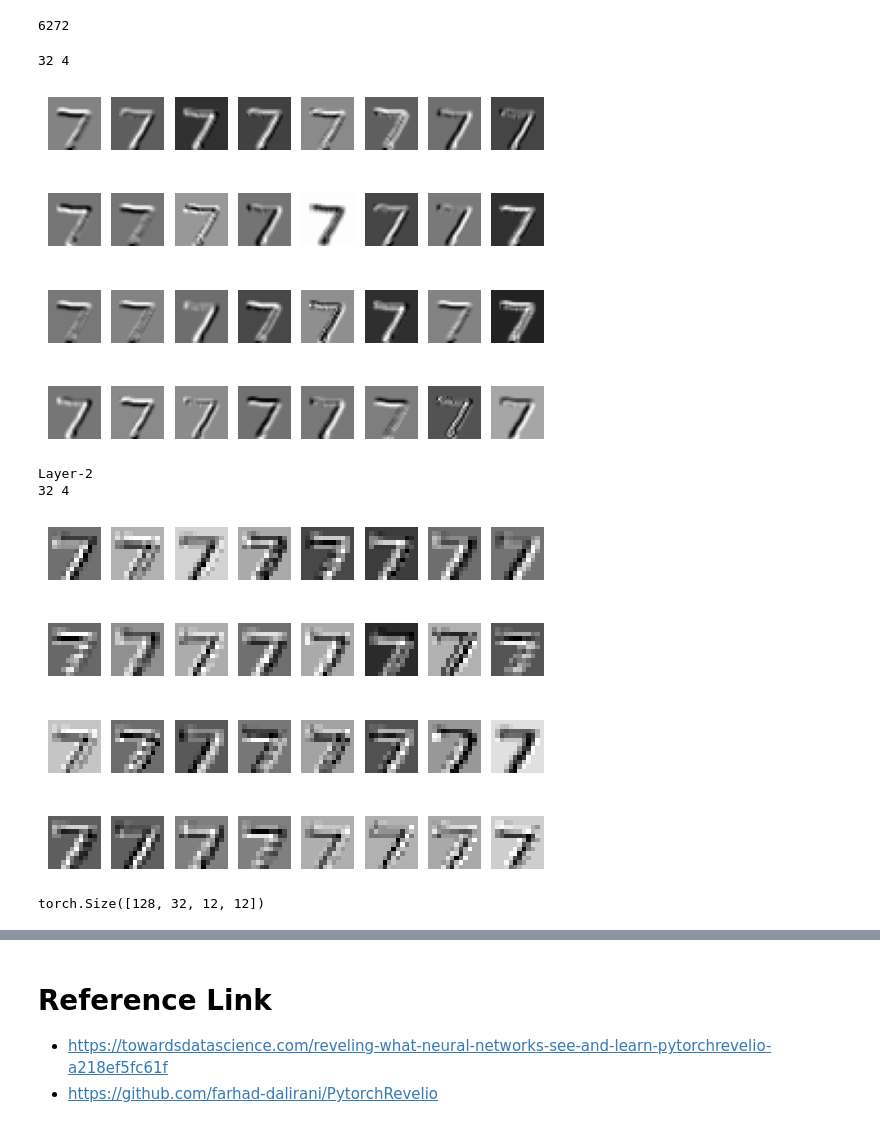
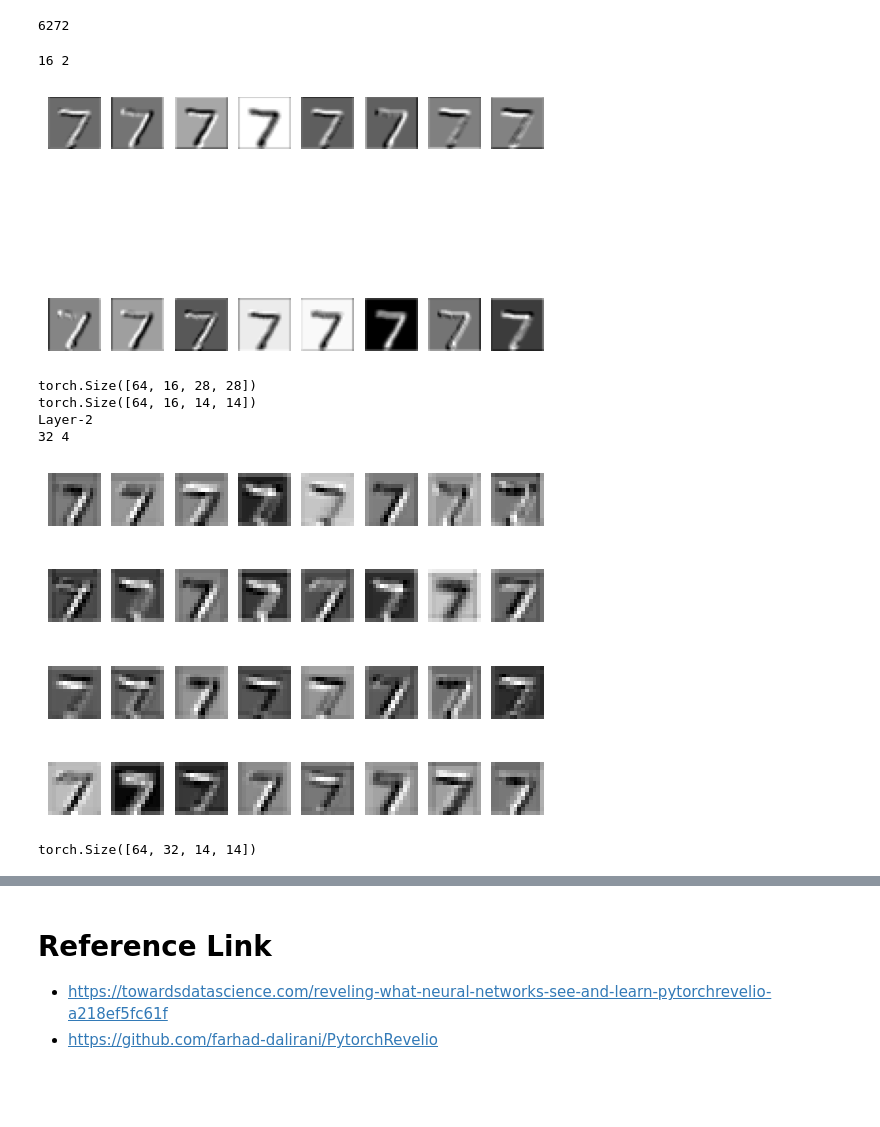
Before and after one commit to iiithat/AIMLtraining_AT, a Jupyter notebook: iHub_Exec_Prog_Day_04.ipynb, the cells around one changed output, grey strips where cells are left out. Drawn from its saved outputs; the diff is of its cells as text; code cells hidden in the pictures; blank space fills up the shorter version.

```diff
--- a/iHub_Exec_Prog_Day_04.ipynb
+++ b/iHub_Exec_Prog_Day_04.ipynb
@@ -763,46 +788,50 @@ for image_batch, _ in test_dataloader:
         image_batch = image_batch.to(device)
         out_l1 = layer1(image_batch)
         visualize_batch(out_l1)
-        out_l1 = F.relu(image_batch)
+        out_l1 = F.relu(out_l1)
+        print(out_l1.shape)
         out_l1 = F.max_pool2d(out_l1,2,2)
+        print(out_l1.shape)
         out_l2 = layer2(out_l1)
         print("Layer-2")
         visualize_batch(out_l2)
         print(out_l2.shape)
         break
         # out = model(image_batch)
 
 
         # # print(torch.max(out, axis=1)[1])
         # for idx in range(len(image_batch)):
         #     img_mpl = np.transpose(image_batch[idx, 0].cpu().numpy())
 
         #     print("Pred:",torch.max(out, axis=1)[1][idx])
         #     plt.imshow(img_mpl)
         #     plt.show()
         #     # break
         # break
 
 #         # autoencoder reconstruction
 #         # image_batch_recon = autoencoder(image_batch)
 #         latent_vecs = autoencoder.encoder(image_batch)
 #         all_latent_vecs.append(latent_vecs)
 #         image_batch_recon = autoencoder.decoder(latent_vecs)
 
 #         # reconstruction error
 #         loss = F.mse_loss(image_batch_recon, image_batch)
 
 #         test_loss_avg += loss.item()
 #         num_batches += 1
 
 # test_loss_avg /= num_batches
 # print('average reconstruction error: %f' % (test_loss_avg))
 # %% [output]
-32 4
+16 2
-[figure, old version]
+[figure, new version]
+torch.Size([64, 16, 28, 28])
+torch.Size([64, 16, 14, 14])
 Layer-2
 32 4
-[figure, old version]
+[figure, new version]
-torch.Size([128, 32, 12, 12])
+torch.Size([64, 32, 14, 14])
 # %%
 print(model_ft)
```
Also changed, not shown: parts of 23 cells of this notebook.
